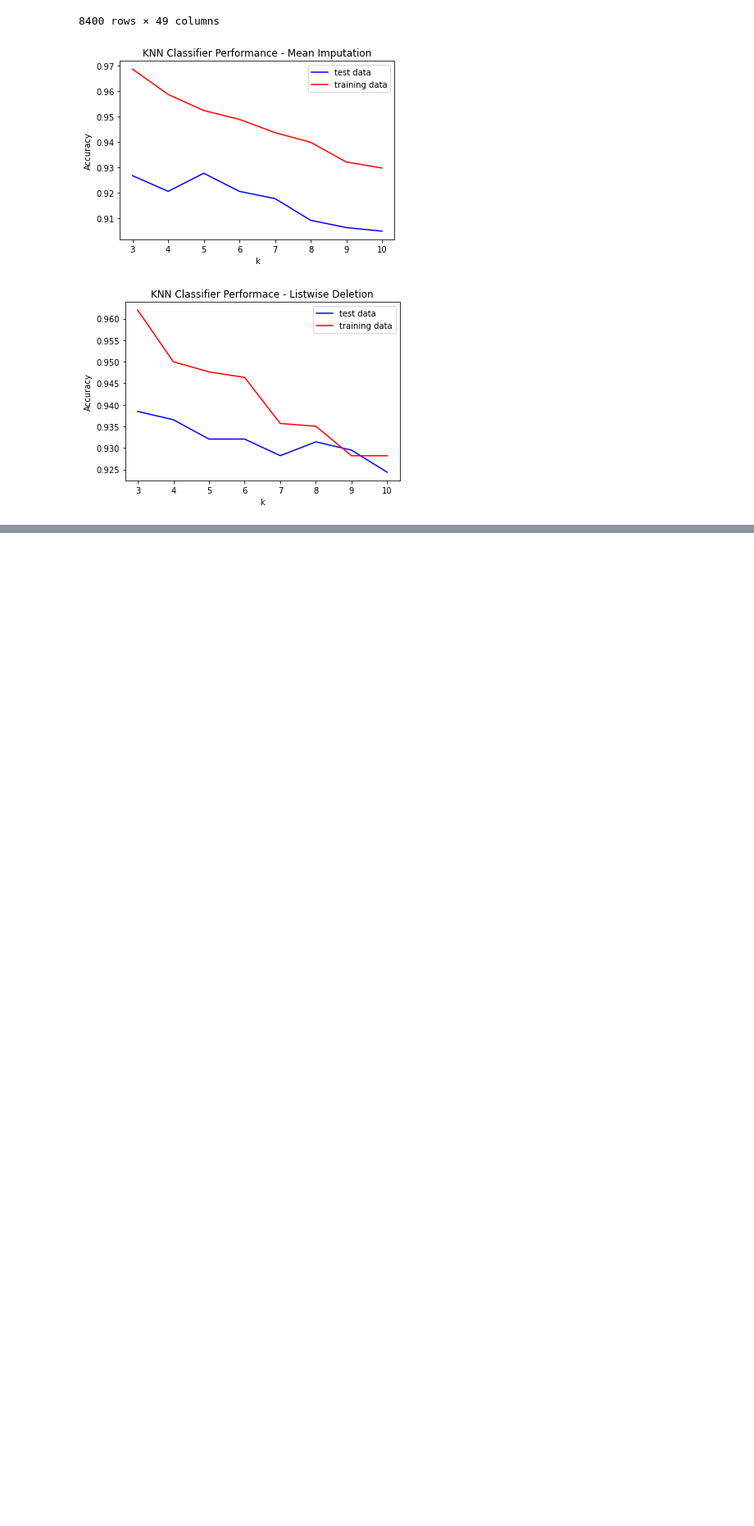
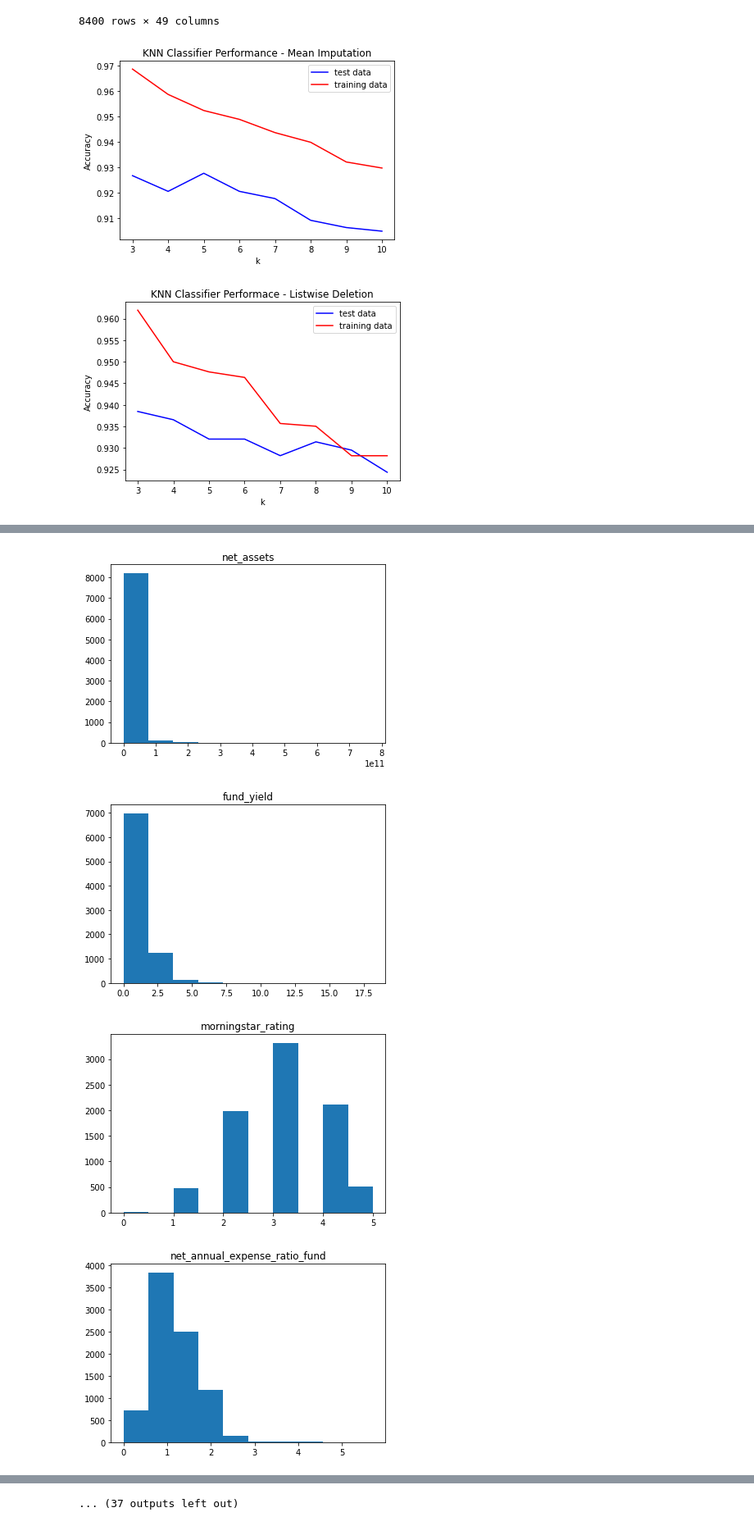
Before and after one commit to somjadhav/mutualfunds, a Jupyter notebook: main.ipynb, the cells around one changed output, grey strips where cells are left out. Shown at 82% size. Drawn from its saved outputs; the diff is of its cells as text; code cells hidden in the pictures; blank space fills up the shorter version.

```diff
--- a/main.ipynb
+++ b/main.ipynb
@@ -131,0 +181,10 @@ plt.show()
+# %%
+for col in df_mf.columns:
+    plt.hist(df_mf[col])
+    plt.title(col)
+    plt.show()
+# %% [output]
+[figure, added]
+[figure, added]
+[figure, added]
+[figure, added]
@@ -131,0 +199 @@ plt.show()
+... (37 outputs left out)
```
Also changed, not shown: parts of 7 cells of this notebook.
